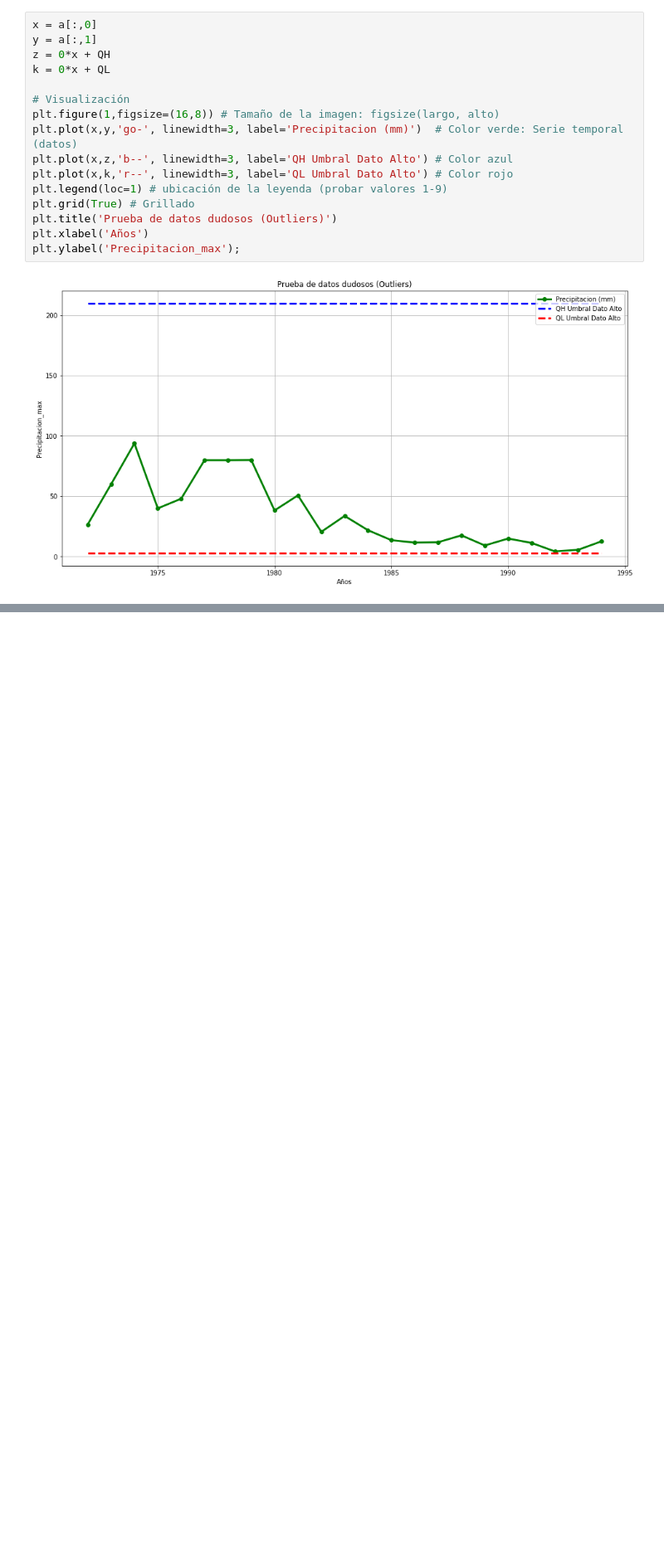
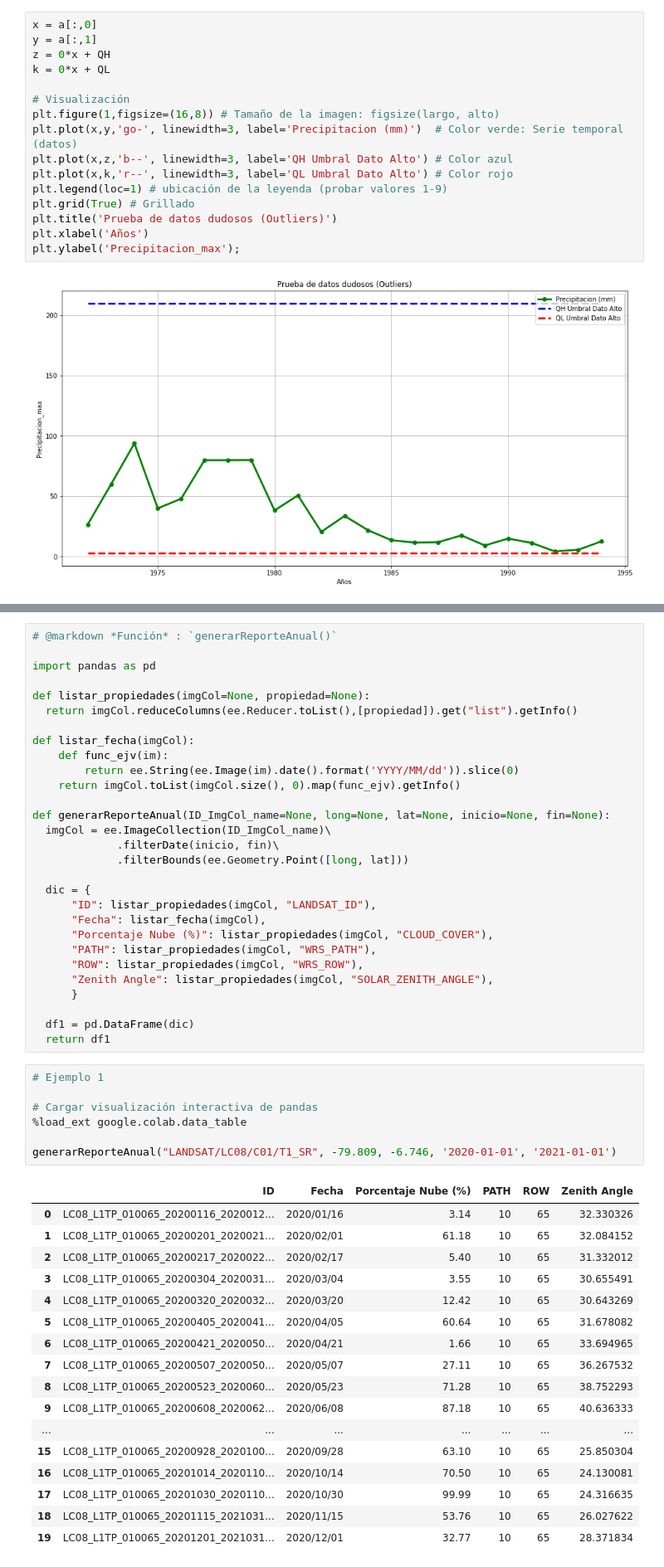
Before and after one commit to vilcagamarracf/Python_Snippets, a Jupyter notebook: Snippets/Snippets_Pandas.ipynb, the cells around one changed output, grey strips where cells are left out. Shown at 83% size. Saved outputs shown, nothing was run; the diff lists cells and outputs as text; blank space fills up the shorter version.

```diff
--- a/Snippets/Snippets_Pandas.ipynb
+++ b/Snippets/Snippets_Pandas.ipynb
@@ -2198,0 +2211,54 @@ plt.ylabel('Precipitacion_max');
+# %%
+# @markdown *Función* : `generarReporteAnual()`
+
+import pandas as pd
+
+def listar_propiedades(imgCol=None, propiedad=None):
+  return imgCol.reduceColumns(ee.Reducer.toList(),[propiedad]).get("list").getInfo()
+
+def listar_fecha(imgCol):
+    def func_ejv(im):
+        return ee.String(ee.Image(im).date().format('YYYY/MM/dd')).slice(0)
+    return imgCol.toList(imgCol.size(), 0).map(func_ejv).getInfo()
+
+def generarReporteAnual(ID_ImgCol_name=None, long=None, lat=None, inicio=None, fin=None):
+  imgCol = ee.ImageCollection(ID_ImgCol_name)\
+             .filterDate(inicio, fin)\
+             .filterBounds(ee.Geometry.Point([long, lat]))
+
+  dic = {
+      "ID": listar_propiedades(imgCol, "LANDSAT_ID"),
+      "Fecha": listar_fecha(imgCol),
+      "Porcentaje Nube (%)": listar_propiedades(imgCol, "CLOUD_COVER"),
+      "PATH": listar_propiedades(imgCol, "WRS_PATH"),
+      "ROW": listar_propiedades(imgCol, "WRS_ROW"),
+      "Zenith Angle": listar_propiedades(imgCol, "SOLAR_ZENITH_ANGLE"),
+      }
+
+  df1 = pd.DataFrame(dic)
+  return df1
+# %%
+# Ejemplo 1
+
+# Cargar visualización interactiva de pandas
+%load_ext google.colab.data_table
+
+generarReporteAnual("LANDSAT/LC08/C01/T1_SR", -79.809, -6.746, '2020-01-01', '2021-01-01')
+# %% [output]
+|  | ID | Fecha | Porcentaje Nube (%) | PATH | ROW | Zenith Angle |
+| 0 | LC08_L1TP_010065_20200116_2020012... | 2020/01/16 | 3.14 | 10 | 65 | 32.330326 |
+| 1 | LC08_L1TP_010065_20200201_2020021... | 2020/02/01 | 61.18 | 10 | 65 | 32.084152 |
+| 2 | LC08_L1TP_010065_20200217_2020022... | 2020/02/17 | 5.40 | 10 | 65 | 31.332012 |
+| 3 | LC08_L1TP_010065_20200304_2020031... | 2020/03/04 | 3.55 | 10 | 65 | 30.655491 |
+| 4 | LC08_L1TP_010065_20200320_2020032... | 2020/03/20 | 12.42 | 10 | 65 | 30.643269 |
+| 5 | LC08_L1TP_010065_20200405_2020041... | 2020/04/05 | 60.64 | 10 | 65 | 31.678082 |
+| 6 | LC08_L1TP_010065_20200421_2020050... | 2020/04/21 | 1.66 | 10 | 65 | 33.694965 |
+| 7 | LC08_L1TP_010065_20200507_2020050... | 2020/05/07 | 27.11 | 10 | 65 | 36.267532 |
+| 8 | LC08_L1TP_010065_20200523_2020060... | 2020/05/23 | 71.28 | 10 | 65 | 38.752293 |
+| 9 | LC08_L1TP_010065_20200608_2020062... | 2020/06/08 | 87.18 | 10 | 65 | 40.636333 |
+| ... | ... | ... | ... | ... | ... | ... |
+| 15 | LC08_L1TP_010065_20200928_2020100... | 2020/09/28 | 63.10 | 10 | 65 | 25.850304 |
+| 16 | LC08_L1TP_010065_20201014_2020110... | 2020/10/14 | 70.50 | 10 | 65 | 24.130081 |
+| 17 | LC08_L1TP_010065_20201030_2020110... | 2020/10/30 | 99.99 | 10 | 65 | 24.316635 |
+| 18 | LC08_L1TP_010065_20201115_2021031... | 2020/11/15 | 53.76 | 10 | 65 | 26.027622 |
+| 19 | LC08_L1TP_010065_20201201_2021031... | 2020/12/01 | 32.77 | 10 | 65 | 28.371834 |
```
Also changed, not shown: parts of 4 cells of this notebook.
